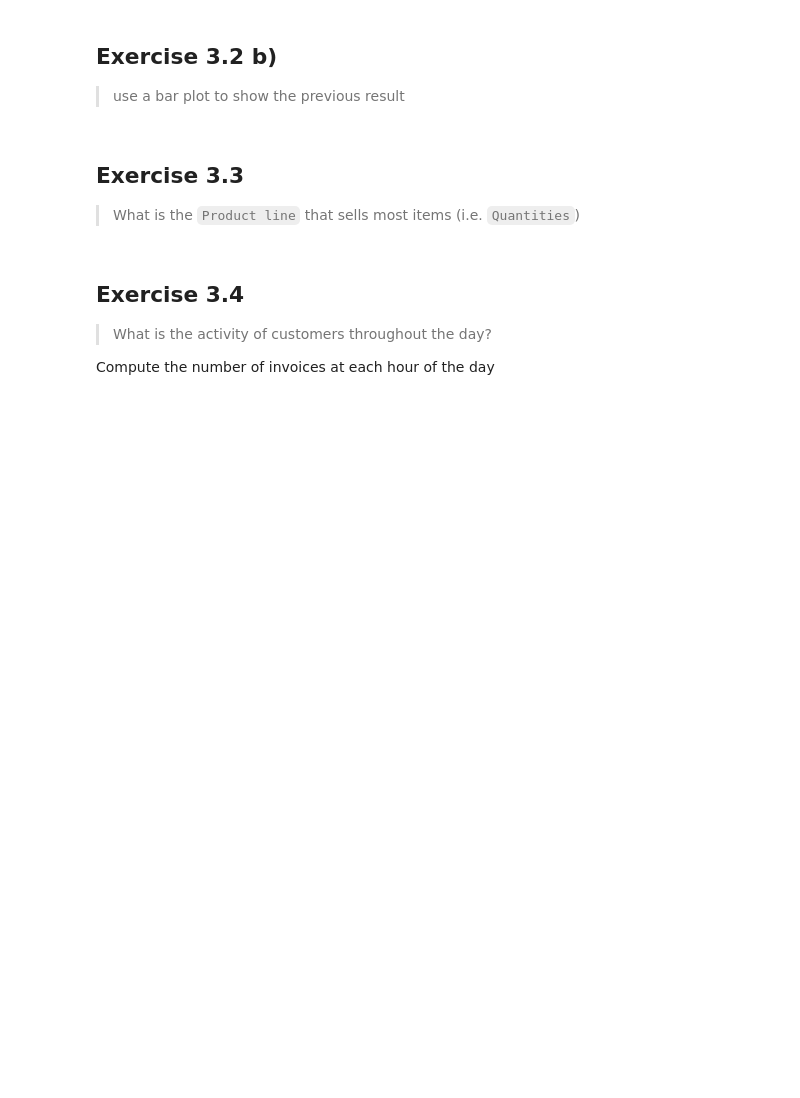
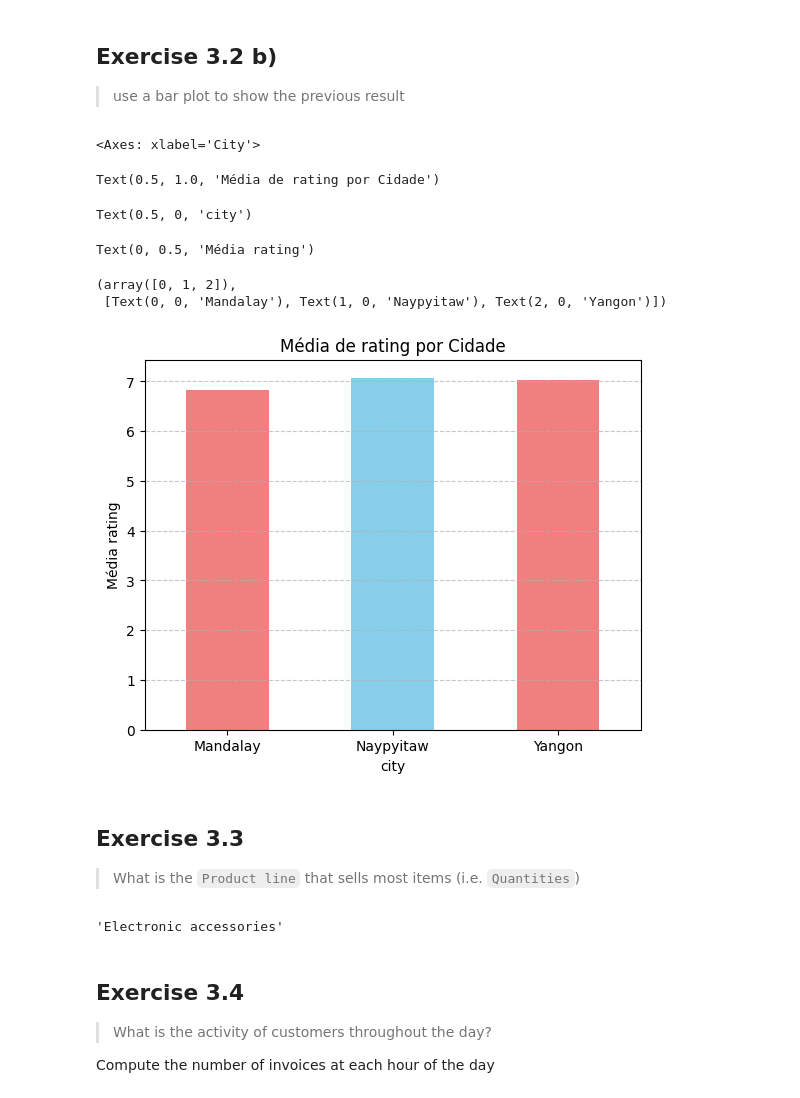
Before and after one commit to Diogc8/Samsung, a Jupyter notebook: Chapter 1 - Data Wrangling & Analysis/Data Analysis Advanced/Exercises Notebook.ipynb, the cells around one changed output. Saved outputs shown, nothing was run; the diff lists cells and outputs as text; code cells hidden in the pictures; blank space fills up the shorter version.

```diff
--- a/Chapter 1 - Data Wrangling & Analysis/Data Analysis Advanced/Exercises Notebook.ipynb
+++ b/Chapter 1 - Data Wrangling & Analysis/Data Analysis Advanced/Exercises Notebook.ipynb
@@ -240,12 +284,35 @@ what is the `Invoice ID` of the the most expensive purchase (`Total`) made in th
 ## Exercise 3.2 b)
 > use a bar plot to show the previous result
 # %%
-# ...
+aba = df.groupby('City')['Rating'].mean()
+
+# Criar o gráfico de barras
+aba.plot(kind='bar', color=['lightcoral', 'skyblue'])
+
+# Adicionar título e rótulos
+plt.title('Média de rating por Cidade')
+plt.xlabel('city')
+plt.ylabel('Média rating')
+plt.xticks(rotation=0)
+plt.grid(axis='y', linestyle='--', alpha=0.7)
+
+# Mostrar o gráfico
+plt.show()
+# %% [output]
+<Axes: xlabel='City'>
+Text(0.5, 1.0, 'Média de rating por Cidade')
+Text(0.5, 0, 'city')
+Text(0, 0.5, 'Média rating')
+(array([0, 1, 2]),
+ [Text(0, 0, 'Mandalay'), Text(1, 0, 'Naypyitaw'), Text(2, 0, 'Yangon')])
+[figure, added]
 # %% [markdown]
 ## Exercise 3.3
 > What is the `Product line` that sells most items (i.e. `Quantities`)
 # %%
-# ...
+ df.groupby('Product line')['Quantity'].sum().idxmax()
+# %% [output]
+'Electronic accessories'
 # %% [markdown]
 ## Exercise 3.4
 > What is the activity of customers throughout the day?
```
Also changed, not shown: parts of 16 cells of this notebook.
